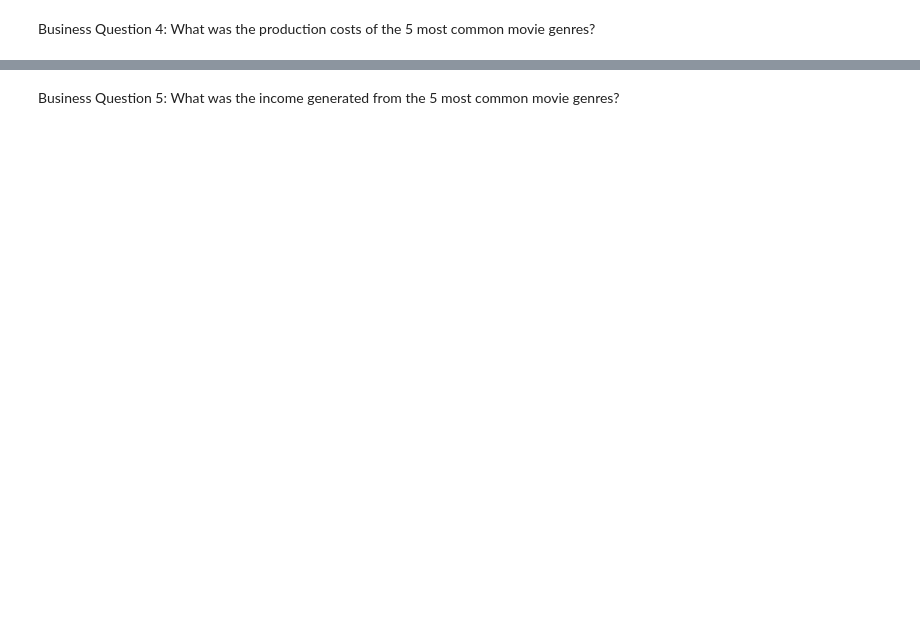
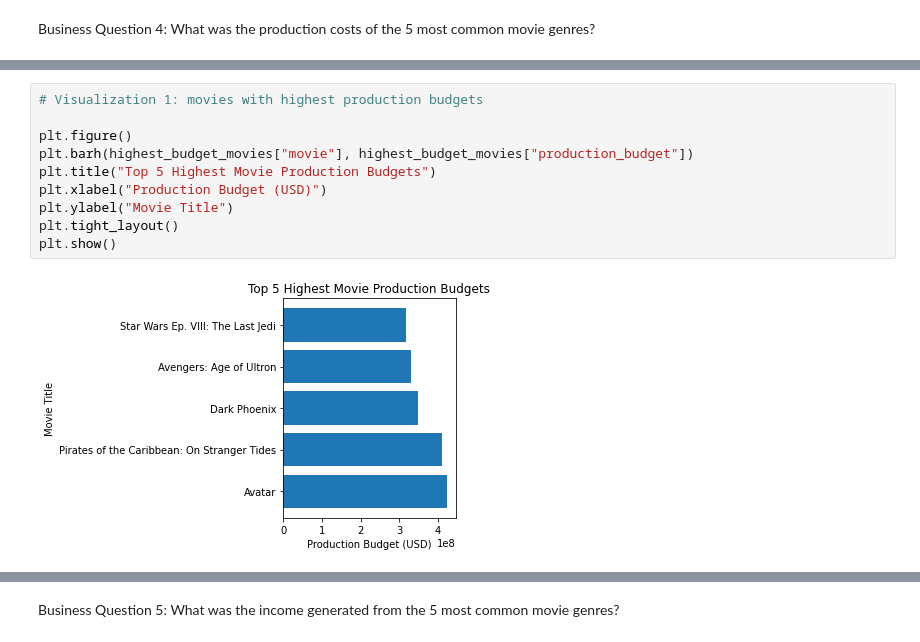
Before and after one commit to thomasamuti-cpu/Movies_project_moringa, a Jupyter notebook: student.ipynb, the cells around one changed output, grey strips where cells are left out. Saved outputs shown, nothing was run; the diff lists cells and outputs as text; blank space fills up the shorter version.

```diff
--- a/student.ipynb
+++ b/student.ipynb
@@ -509,0 +463,12 @@ Business Question 4: What was the production costs of the 5 most common movie ge
+# %%
+# Visualization 1: movies with highest production budgets
+
+plt.figure()
+plt.barh(highest_budget_movies["movie"], highest_budget_movies["production_budget"])
+plt.title("Top 5 Highest Movie Production Budgets")
+plt.xlabel("Production Budget (USD)")
+plt.ylabel("Movie Title")
+plt.tight_layout()
+plt.show()
+# %% [output]
+[figure, added]
```
Also changed, not shown: parts of 53 cells of this notebook, 1 other file.
